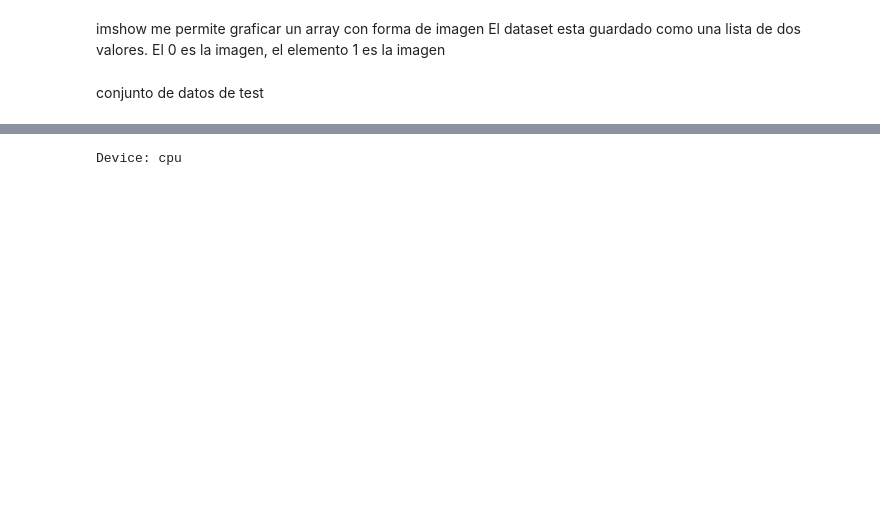
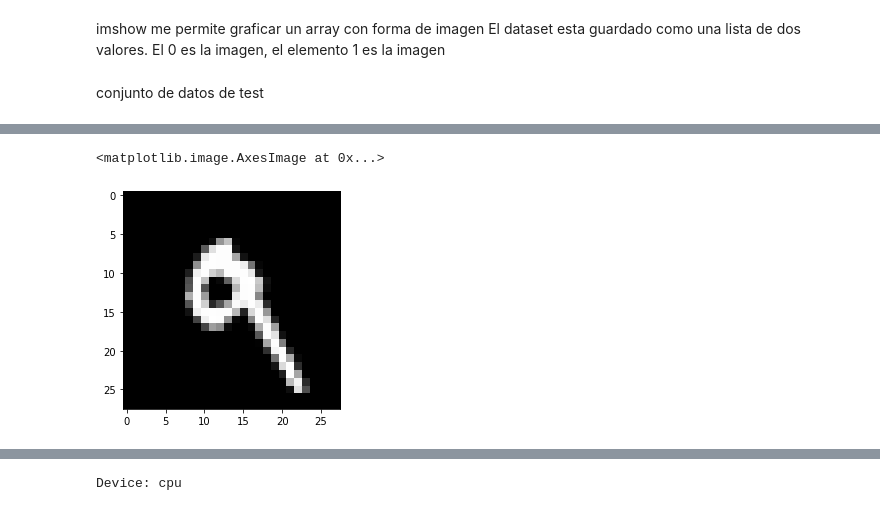
Before and after one commit to mpolitano/redesNueronales, a Jupyter notebook: Final2022.ipynb, the cells around one changed output, grey strips where cells are left out. Drawn from its saved outputs; the diff is of its cells as text; code cells hidden in the pictures; blank space fills up the shorter version.

```diff
--- a/Final2022.ipynb
+++ b/Final2022.ipynb
@@ -73,3 +78,8 @@ El dataset esta guardado como una lista de dos valores. El 0 es la imagen, el el
+# %%
+plt.imshow(test_dataset[7][0].numpy().squeeze(), cmap='gray')
+# %% [output]
+<matplotlib.image.AxesImage at 0x...>
+[figure, added]
 # %%
 Nshowx = 10
 Nshowy = 10
```
Also changed, not shown: parts of 38 cells of this notebook.
